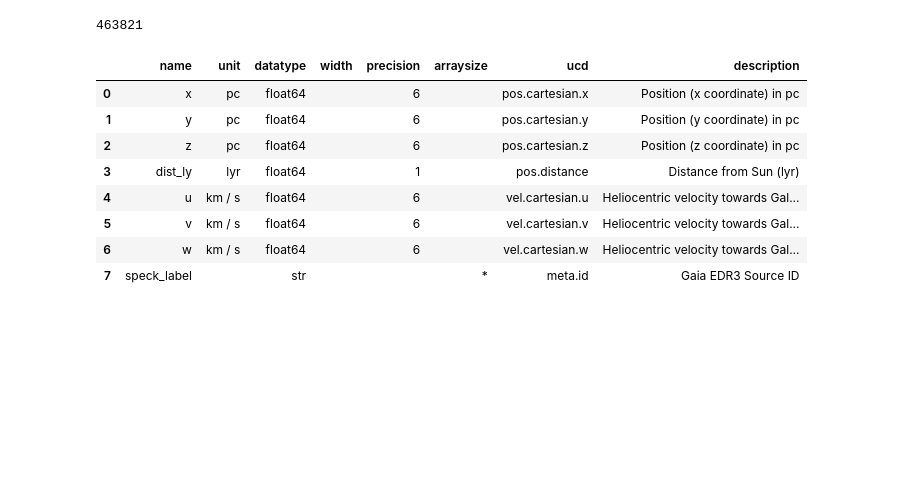
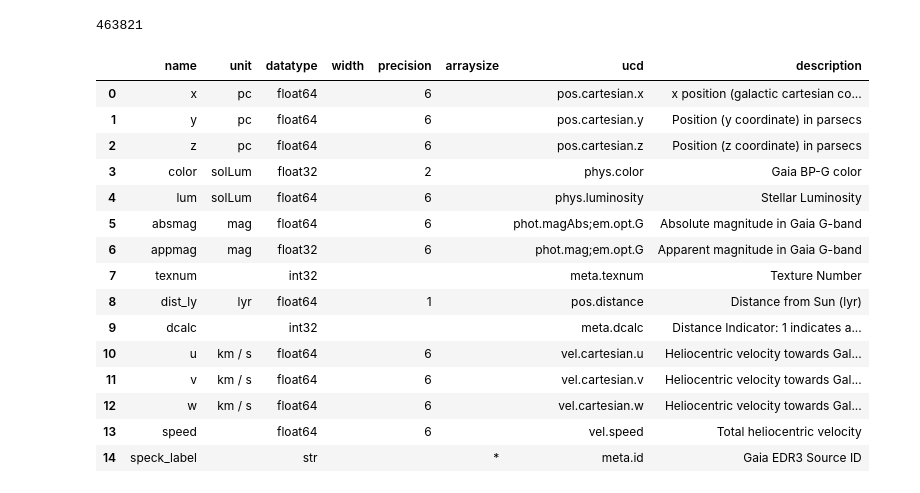
Before and after one commit to brianpatrick/os_gaia_module, a Jupyter notebook: src/comoving/comovingstars.ipynb, the cells around one changed output. Cells and saved outputs as stored; diff of their text form; code cells hidden in the pictures; blank space fills up the shorter version.

```diff
--- a/src/comoving/comovingstars.ipynb
+++ b/src/comoving/comovingstars.ipynb
@@ -80,5 +79,5 @@ Table length=1817594
 # %%
-data_1 = binaries[['source_id1', 'ra1', 'dec1', 'parallax1', 'parallax_error1', 'pmra1', 'pmdec1', 'dr2_radial_velocity1']]
+data_1 = binaries[['source_id1', 'ra1', 'dec1', 'parallax1', 'parallax_error1', 'pmra1', 'pmdec1', 'dr2_radial_velocity1', 'phot_g_mean_mag1', 'bp_rp1']]
 # %%
-data_2 = binaries[['source_id2', 'ra2', 'dec2', 'parallax2', 'parallax_error2', 'pmra2', 'pmdec2', 'dr2_radial_velocity2']]
+data_2 = binaries[['source_id2', 'ra2', 'dec2', 'parallax2', 'parallax_error2', 'pmra2', 'pmdec2', 'dr2_radial_velocity2', 'phot_g_mean_mag2', 'bp_rp2']]
 # %%
@@ -152,20 +178,37 @@ data['speck_label'] = data.Column(data=['#__'+str(name) for name in data['source
 
 #construct a label column
 data['label'] = ['GaiaEDR3_'+ str(source) for source in data['source_id']]  #leaving for now in case we want to add other labels
+# %%
+#setting texture number column
+data['texnum'] = data.Column(data=[1]*len(data),
+                                  meta=collections.OrderedDict([('ucd', 'meta.texnum')]),
+                                  description='Texture Number')
+# %%
+#setting metadata for dcalc
+data['dcalc'] = data.Column([3]*len(data),
+                            meta=collections.OrderedDict([('ucd', 'meta.dcalc')]),
+                            description='Distance Indicator: 1 indicates a Bailer-Jones photogeometric distance; 2 indicates a Bailer-Jones geometric distance; 3 indicates a Gaia parallax-based distance')
 # %%
-#construct a metadata table
-columns = file_functions.get_metadata(data, columns=['x', 'y', 'z', 'dist_ly', 'u', 'v', 'w', 'speck_label'])
+#Getting the column metadata
+columns = file_functions.get_metadata(data, columns=['x', 'y', 'z', 'color', 'lum', 'absmag', 'appmag', 'texnum', 'dist_ly', 'dcalc', 'u', 'v', 'w', 'speed', 'speck_label'])
 columns
 # %% [output]
 |  | name | unit | datatype | width | precision | arraysize | ucd | description |
-| 0 | x | pc | float64 |  | 6 |  | pos.cartesian.x | Position (x coordinate) in pc |
-| 1 | y | pc | float64 |  | 6 |  | pos.cartesian.y | Position (y coordinate) in pc |
-| 2 | z | pc | float64 |  | 6 |  | pos.cartesian.z | Position (z coordinate) in pc |
-| 3 | dist_ly | lyr | float64 |  | 1 |  | pos.distance | Distance from Sun (lyr) |
-| 4 | u | km / s | float64 |  | 6 |  | vel.cartesian.u | Heliocentric velocity towards Gal... |
-| 5 | v | km / s | float64 |  | 6 |  | vel.cartesian.v | Heliocentric velocity towards Gal... |
-| 6 | w | km / s | float64 |  | 6 |  | vel.cartesian.w | Heliocentric velocity towards Gal... |
-| 7 | speck_label |  | str |  |  | * | meta.id | Gaia EDR3 Source ID |
+| 0 | x | pc | float64 |  | 6 |  | pos.cartesian.x | x position (galactic cartesian co... |
+| 1 | y | pc | float64 |  | 6 |  | pos.cartesian.y | Position (y coordinate) in parsecs |
+| 2 | z | pc | float64 |  | 6 |  | pos.cartesian.z | Position (z coordinate) in parsecs |
+| 3 | color | solLum | float32 |  | 2 |  | phys.color | Gaia BP-G color |
+| 4 | lum | solLum | float64 |  | 6 |  | phys.luminosity | Stellar Luminosity |
+| 5 | absmag | mag | float64 |  | 6 |  | phot.magAbs;em.opt.G | Absolute magnitude in Gaia G-band |
+| 6 | appmag | mag | float32 |  | 6 |  | phot.mag;em.opt.G | Apparent magnitude in Gaia G-band |
+| 7 | texnum |  | int32 |  |  |  | meta.texnum | Texture Number |
+| 8 | dist_ly | lyr | float64 |  | 1 |  | pos.distance | Distance from Sun (lyr) |
+| 9 | dcalc |  | int32 |  |  |  | meta.dcalc | Distance Indicator: 1 indicates a... |
+| 10 | u | km / s | float64 |  | 6 |  | vel.cartesian.u | Heliocentric velocity towards Gal... |
+| 11 | v | km / s | float64 |  | 6 |  | vel.cartesian.v | Heliocentric velocity towards Gal... |
+| 12 | w | km / s | float64 |  | 6 |  | vel.cartesian.w | Heliocentric velocity towards Gal... |
+| 13 | speed |  | float64 |  | 6 |  | vel.speed | Total heliocentric velocity |
+| 14 | speck_label |  | str |  |  | * | meta.id | Gaia EDR3 Source ID |
 # %%
 # Print the speck file using the to_speck function in file_functions
 file_functions.to_speck(metadata, Table.to_pandas(data), columns)
```
Also changed, not shown: parts of 13 cells of this notebook.
